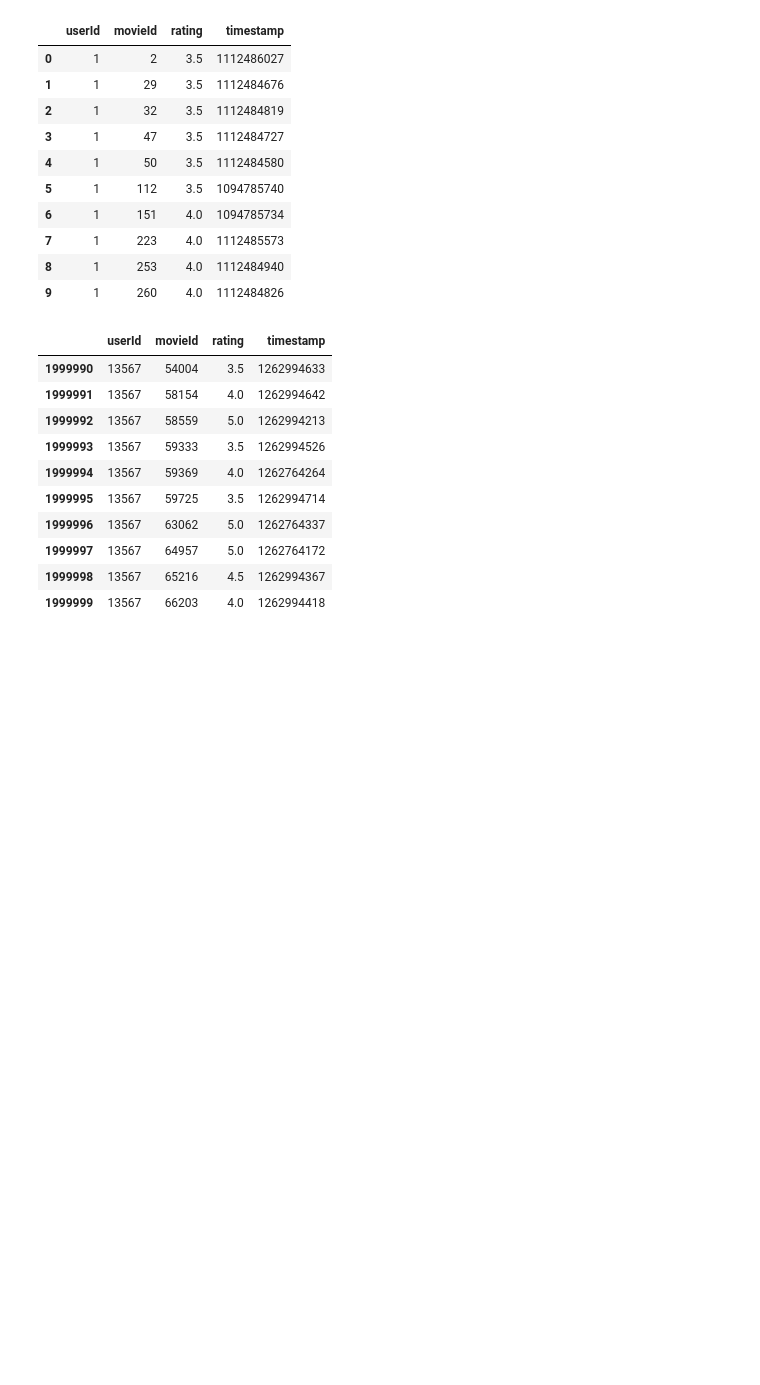
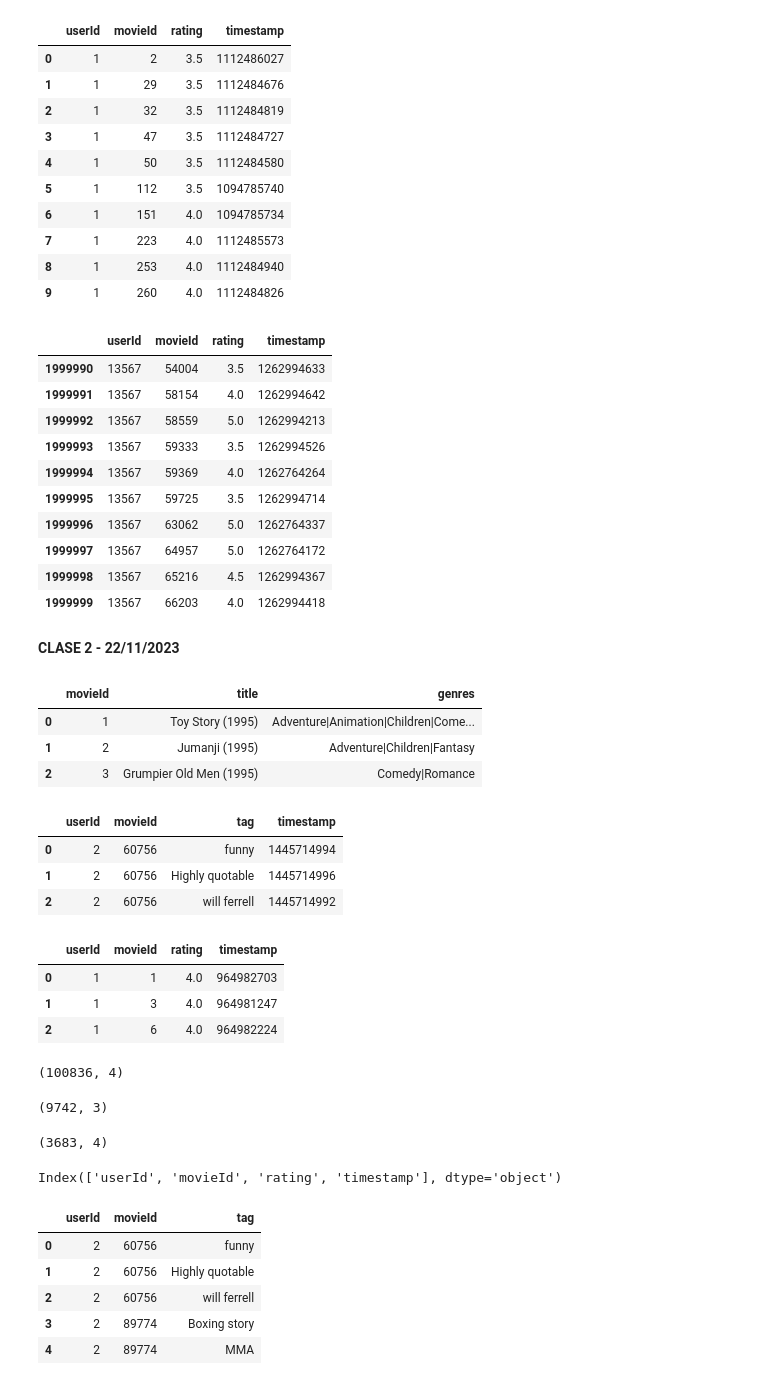
Before and after one commit to AJuliPS/AI2023-2_JulianaPonce, a Jupyter notebook: Pandas.ipynb, the cells around one changed output. Cells and saved outputs as stored; diff of their text form; code cells hidden in the pictures; blank space fills up the shorter version.

```diff
--- a/Pandas.ipynb
+++ b/Pandas.ipynb
@@ -242,3 +242,5 @@ ratings.tail(10)
 | 1999997 | 13567 | 64957 | 5.0 | 1262764172 |
 | 1999998 | 13567 | 65216 | 4.5 | 1262994367 |
 | 1999999 | 13567 | 66203 | 4.0 | 1262994418 |
+# %% [markdown]
+**CLASE 2 - 22/11/2023**
@@ -244,0 +251,41 @@ ratings.tail(10)
+# %%
+movies=pdjuli.read_csv(movies)
+tags=pdjuli.read_csv(tags)
+ratings=pdjuli.read_csv(ratings)
+
+movies.head(3)
+# %% [output]
+|  | movieId | title | genres |
+| 0 | 1 | Toy Story (1995) | Adventure|Animation|Children|Come... |
+| 1 | 2 | Jumanji (1995) | Adventure|Children|Fantasy |
+| 2 | 3 | Grumpier Old Men (1995) | Comedy|Romance |
+# %%
+tags.head(3)
+# %% [output]
+|  | userId | movieId | tag | timestamp |
+| 0 | 2 | 60756 | funny | 1445714994 |
+| 1 | 2 | 60756 | Highly quotable | 1445714996 |
+| 2 | 2 | 60756 | will ferrell | 1445714992 |
+# %%
+ratings.head(3)
+# %% [output]
+|  | userId | movieId | rating | timestamp |
+| 0 | 1 | 1 | 4.0 | 964982703 |
+| 1 | 1 | 3 | 4.0 | 964981247 |
+| 2 | 1 | 6 | 4.0 | 964982224 |
+# %%
+ratings.shape
+# %% [output]
+(100836, 4)
+# %%
+movies.shape
+# %% [output]
+(9742, 3)
+# %%
+tags.shape
+# %% [output]
+(3683, 4)
+# %%
+ratings.columns #Ver caracteristicas
+# %% [output]
+Index(['userId', 'movieId', 'rating', 'timestamp'], dtype='object')
@@ -244,0 +295,9 @@ ratings.tail(10)
+# %%
+tags.head(5)
+# %% [output]
+|  | userId | movieId | tag |
+| 0 | 2 | 60756 | funny |
+| 1 | 2 | 60756 | Highly quotable |
+| 2 | 2 | 60756 | will ferrell |
+| 3 | 2 | 89774 | Boxing story |
+| 4 | 2 | 89774 | MMA |
```
Also changed, not shown: parts of 20 cells of this notebook.
